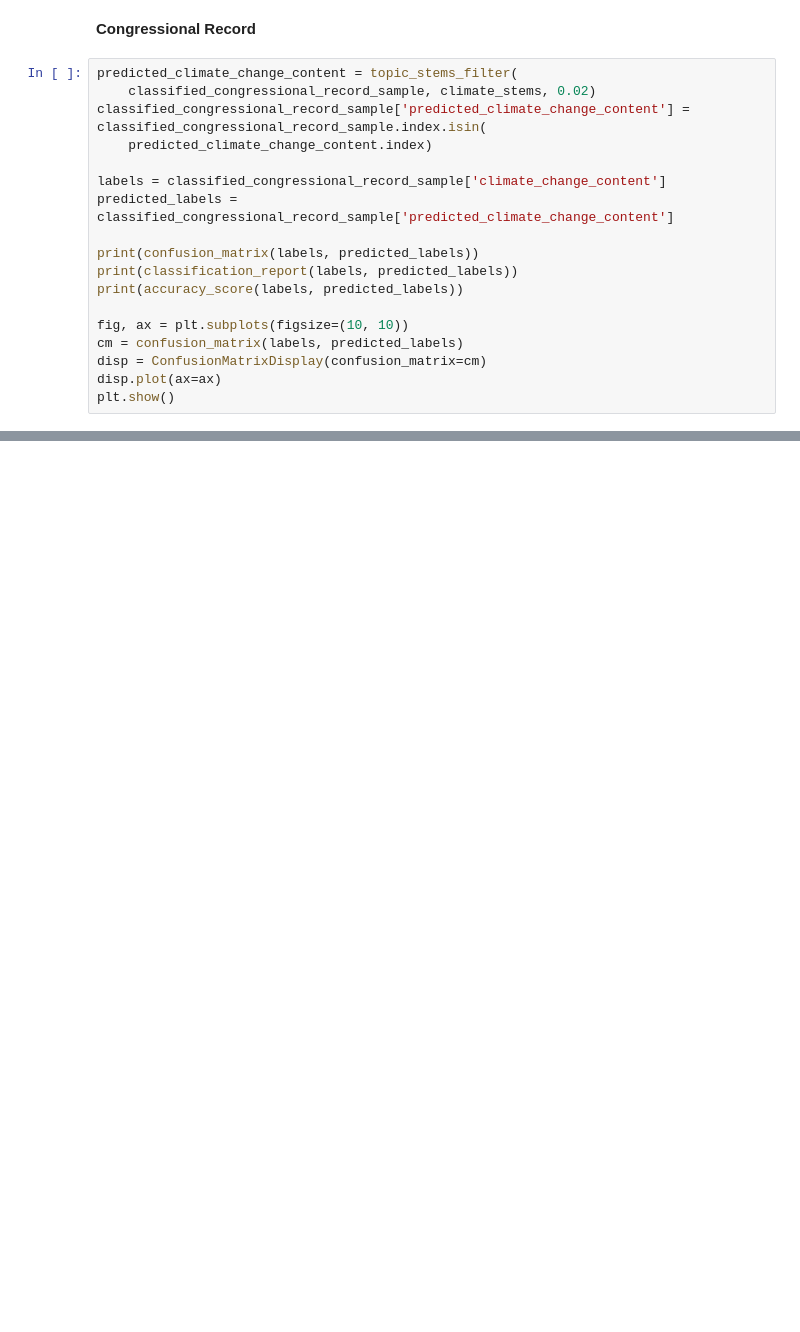
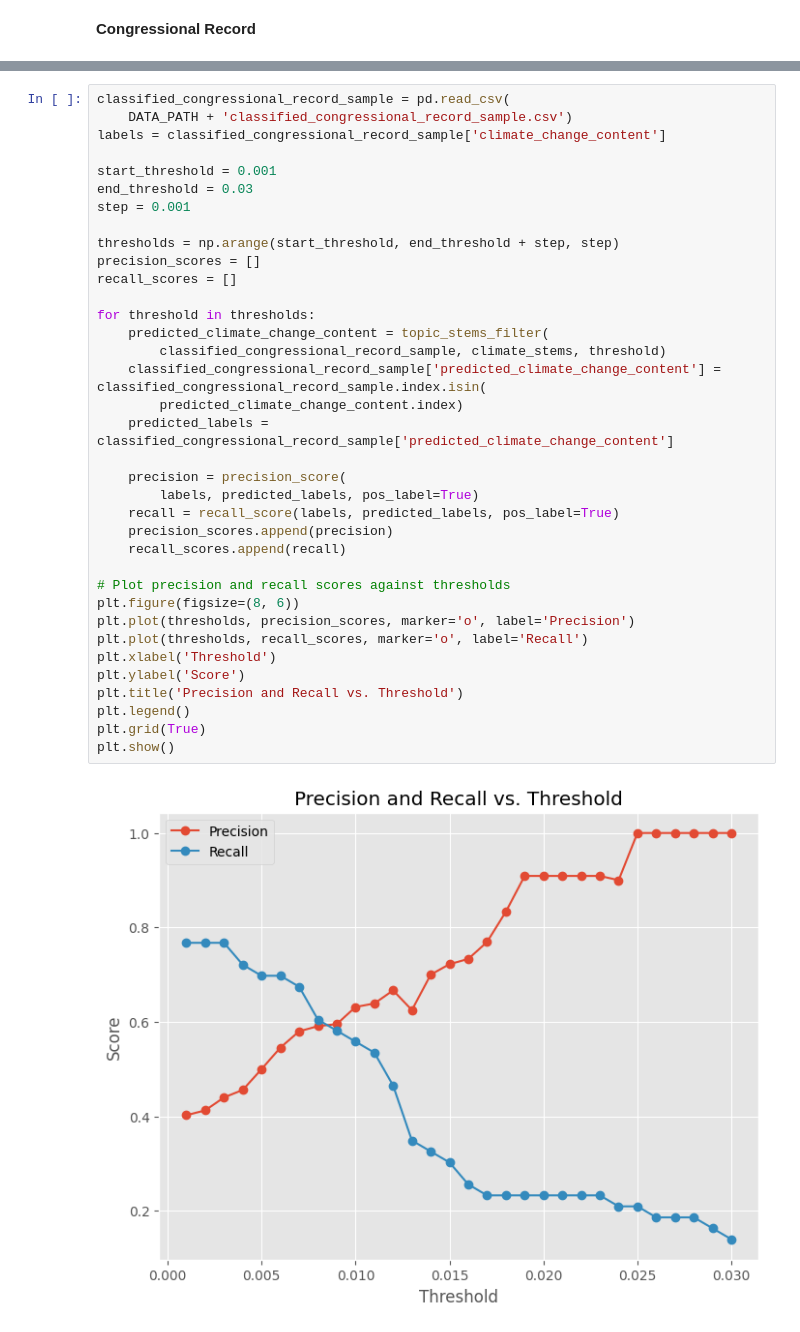
Before and after one commit to felixwallis/pir-dissertation, a Jupyter notebook: source/analysis/filtering.ipynb, the cells around one changed output, grey strips where cells are left out. Drawn from its saved outputs; the diff is of its cells as text; blank space fills up the shorter version.

Commit message:
further progress on dictionary validation and new climate change dictionary

```diff
--- a/source/analysis/filtering.ipynb
+++ b/source/analysis/filtering.ipynb
@@ -293,20 +292,2 @@ classified_hansard_sample = pd.read_csv(
 # %% [markdown]
 **Congressional Record**
-# %%
-predicted_climate_change_content = topic_stems_filter(
-    classified_congressional_record_sample, climate_stems, 0.02)
-classified_congressional_record_sample['predicted_climate_change_content'] = classified_congressional_record_sample.index.isin(
-    predicted_climate_change_content.index)
-
-labels = classified_congressional_record_sample['climate_change_content']
-predicted_labels = classified_congressional_record_sample['predicted_climate_change_content']
-
-print(confusion_matrix(labels, predicted_labels))
-print(classification_report(labels, predicted_labels))
-print(accuracy_score(labels, predicted_labels))
-
-fig, ax = plt.subplots(figsize=(10, 10))
-cm = confusion_matrix(labels, predicted_labels)
-disp = ConfusionMatrixDisplay(confusion_matrix=cm)
-disp.plot(ax=ax)
-plt.show()
@@ -326,0 +294,38 @@ weighted avg       0.93      0.93      0.91       500
+# %%
+classified_congressional_record_sample = pd.read_csv(
+    DATA_PATH + 'classified_congressional_record_sample.csv')
+labels = classified_congressional_record_sample['climate_change_content']
+
+start_threshold = 0.001
+end_threshold = 0.03
+step = 0.001
+
+thresholds = np.arange(start_threshold, end_threshold + step, step)
+precision_scores = []
+recall_scores = []
+
+for threshold in thresholds:
+    predicted_climate_change_content = topic_stems_filter(
+        classified_congressional_record_sample, climate_stems, threshold)
+    classified_congressional_record_sample['predicted_climate_change_content'] = classified_congressional_record_sample.index.isin(
+        predicted_climate_change_content.index)
+    predicted_labels = classified_congressional_record_sample['predicted_climate_change_content']
+
+    precision = precision_score(
+        labels, predicted_labels, pos_label=True)
+    recall = recall_score(labels, predicted_labels, pos_label=True)
+    precision_scores.append(precision)
+    recall_scores.append(recall)
+
+# Plot precision and recall scores against thresholds
+plt.figure(figsize=(8, 6))
+plt.plot(thresholds, precision_scores, marker='o', label='Precision')
+plt.plot(thresholds, recall_scores, marker='o', label='Recall')
+plt.xlabel('Threshold')
+plt.ylabel('Score')
+plt.title('Precision and Recall vs. Threshold')
+plt.legend()
+plt.grid(True)
+plt.show()
+# %% [output]
+[figure, added]
```
Also changed, not shown: parts of 5 cells of this notebook, 1 other file.
